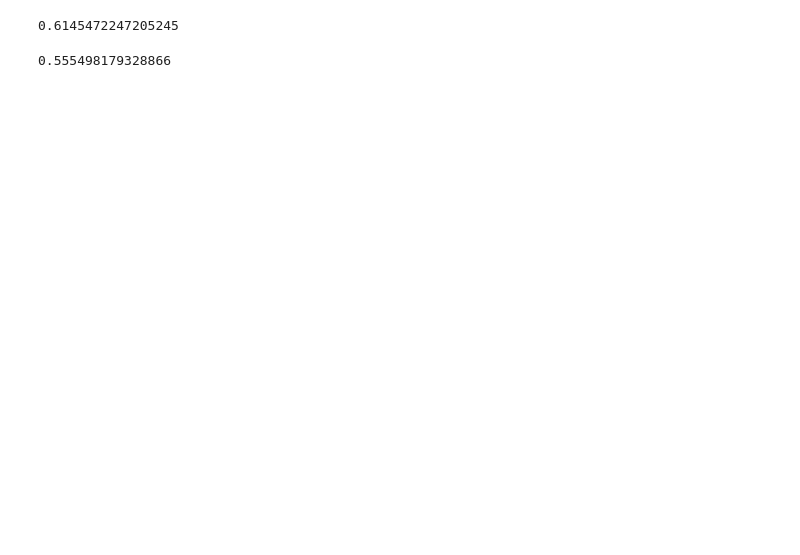
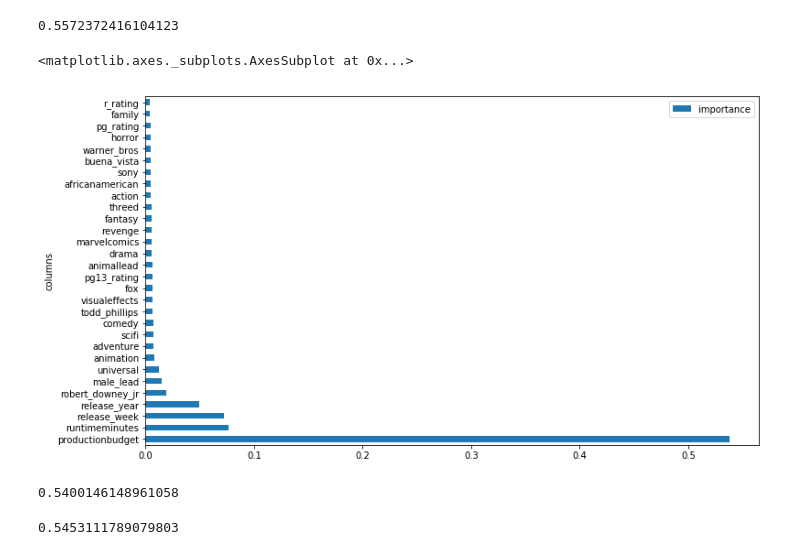
Before and after one commit to benyapiya/Box-Office-Smash, a Jupyter notebook: notebooks/model_training.ipynb, the cells around one changed output. Saved outputs shown, nothing was run; the diff lists cells and outputs as text; code cells hidden in the pictures; blank space fills up the shorter version.

```diff
--- a/notebooks/model_training.ipynb
+++ b/notebooks/model_training.ipynb
@@ -36,9 +37,11 @@ finally:
 # Create week_number feature from release date, create input and output datasets, and create train/test split
 
 movies['releasedate']=pd.to_datetime(movies['releasedate'])
-movies['week_number']=movies['releasedate'].dt.week
+movies['release_year']=movies['releasedate'].dt.year
+movies['release_week']=movies['releasedate'].dt.week
 
 X = movies.drop(['primarytitle','releasedate','domesticgross'], axis=1)
+#X = movies[['productionbudget','release_week','release_year']]
 y = movies['domesticgross']
 
 X_train, X_test, y_train, y_test = train_test_split(X, y, test_size=.2, random_state=0)
@@ -61,4 +64,11 @@ rf = RandomForestRegressor(n_estimators=100, random_state=0)
 rf.fit(X_train, y_train)
 rf.score(X_test, y_test)
 # %% [output]
-0.6145472247205245
+0.5572372416104123
+# %%
+importance = pd.DataFrame({'columns':X.columns,'importance': rf.feature_importances_})
+importance.sort_values('importance',ascending=False,inplace=True)
+importance[:30].plot('columns','importance','barh',figsize=(12,7))
+# %% [output]
+<matplotlib.axes._subplots.AxesSubplot at 0x...>
+[figure, added]
@@ -65,6 +94,12 @@ rf.score(X_test, y_test)
 # %%
-en = ElasticNetCV(max_iter=1000, cv=5, random_state=0, l1_ratio=[.1, .5, .7, .9, .95, .99, 1])
+en = ElasticNetCV(max_iter=1000, cv=5, random_state=0, l1_ratio=[.1, .3, .5, .7, .9, .95, .99, 1])
 en.fit(X_train, y_train)
 en.score(X_test, y_test)
 # %% [output]
-0.555498179328866
+0.5400146148961058
+# %%
+lars = LassoLars(max_iter=1000)
+lars.fit(X_train, y_train)
+lars.score(X_test, y_test)
+# %% [output]
+0.5453111789079803
```
Also changed, not shown: parts of 8 cells of this notebook, 4 other files.
